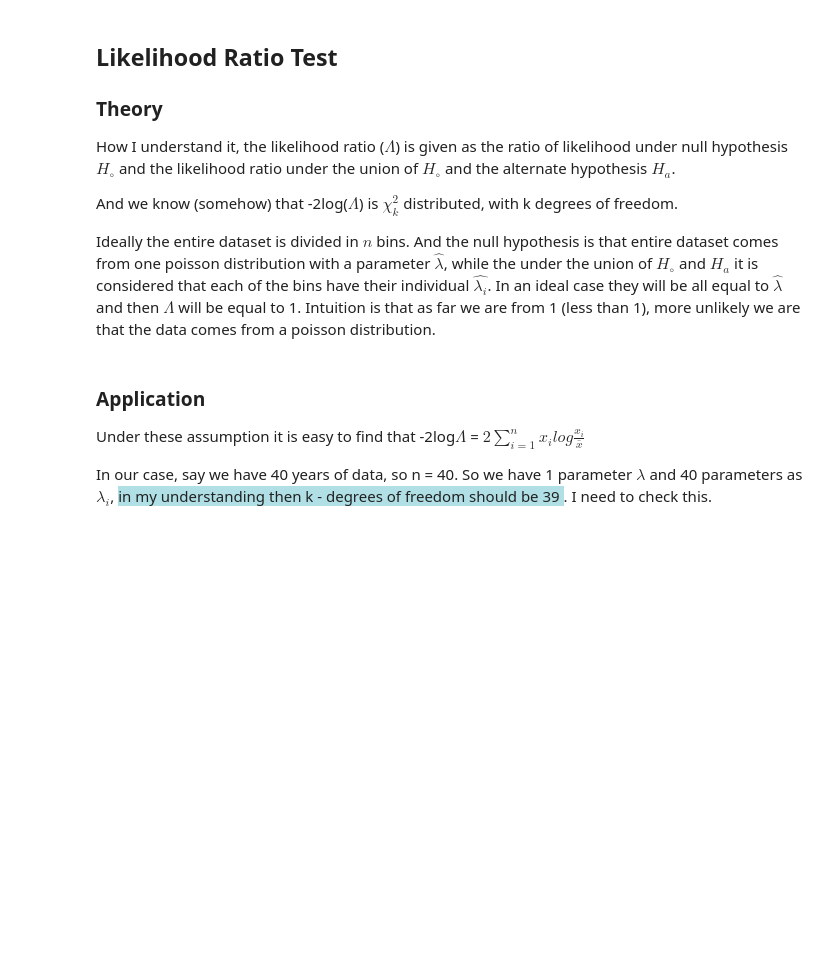
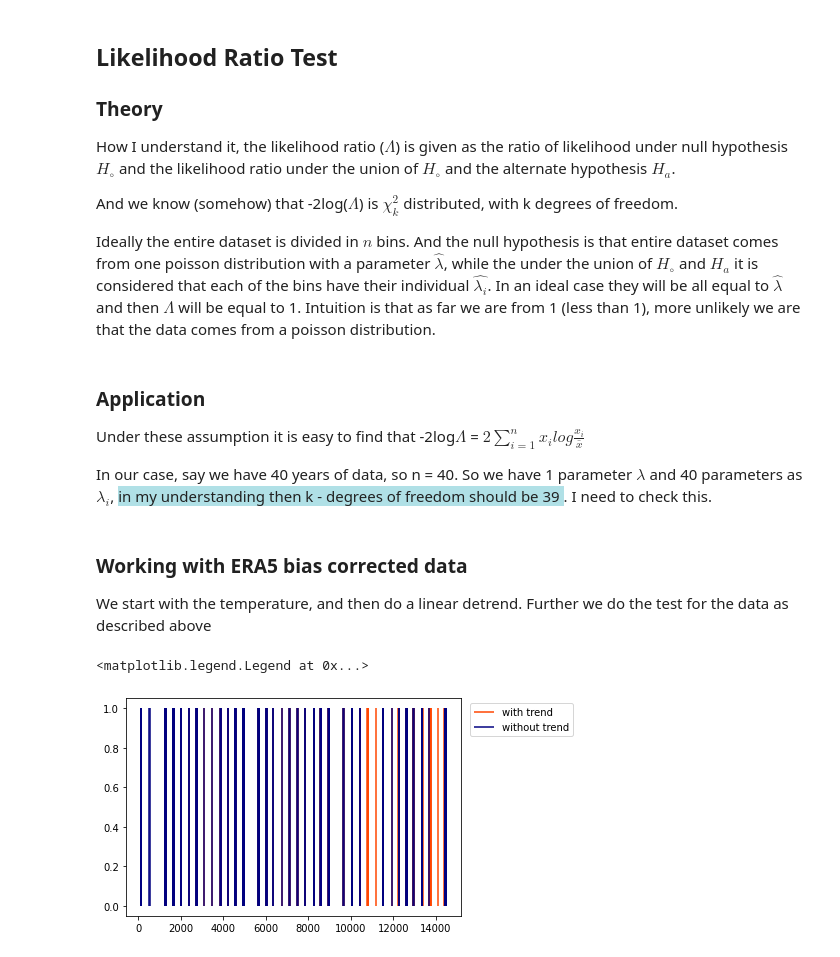
Before and after one commit to melioristic/poisson-test, a Jupyter notebook: Poisson-test.ipynb, the cells around one changed output. Cells and saved outputs as stored; diff of their text form; code cells hidden in the pictures; blank space fills up the shorter version.

```diff
--- a/Poisson-test.ipynb
+++ b/Poisson-test.ipynb
@@ -30,3 +30,65 @@ Ideally the entire dataset is divided in $n$ bins. And the null hypothesis is th
 Under these assumption it is easy to find that -2log$\Lambda$ = $2\sum_{i=1}^{n}x_ilog\frac{x_i}{\bar{x}}$
 
 In our case, say we have 40 years of data, so n = 40. So we have 1 parameter $\lambda$ and 40 parameters as $\lambda_i$, <span style="background-color:powderblue;"> in my understanding then k - degrees of freedom should be 39 </span>. I need to check this.
+# %% [markdown]
+### Working with ERA5 bias corrected data
+
+We start with the temperature, and then do a linear detrend. Further we do the test for the data as described above
+# %%
+from netCDF4 import Dataset
+from datetime import datetime, timedelta
+from scipy import signal
+import matplotlib.pylab as plt
+
+var = 'Rainf'
+fpath_data = '/Users/anand/Documents/data/bias-corrected-reanalysis/'+var+'_WFDE5_CRU_dly_v1.0.nc'
+
+data = Dataset(fpath_data, 'r')
+
+def lat_lon_to_index(lat, lon):
+    lat_ind = (lat+90+0.5)/0.5
+    lon_ind = (lon+180+0.5)/0.5
+
+    return int(lat_ind), int(lon_ind)
+
+# Read the data for a particular location
+
+# # Leipzig
+
+# lat = 51.33
+# lon = 12.37
+
+
+# Zurich
+
+lat = 47.37
+lon = 8.54
+
+
+# # New Delhi
+
+# lat = 28.61
+# lon = 77.20
+
+# # Cannberra
+# lat = -35.28
+# lon = 149.130
+
+lat_ind, lon_ind = lat_lon_to_index(lat, lon)
+
+Tair = data[var][:,lat_ind,lon_ind]
+
+# First detrend the temperature
+
+Tair_trend = signal.detrend(Tair, type = 'constant')
+Tair_no_trend = signal.detrend(Tair, type = 'linear')
+
+fig, ax = plt.subplots(1,1)
+
+ax.vlines(trend_ind, ymin = 0, ymax = 1, color = 'orangered', label = 'with trend' )
+ax.vlines(no_trend_ind, ymin = 0, ymax = 1, color = 'navy', label = 'without trend')
+
+plt.legend(bbox_to_anchor=(1.35, 1))
+# %% [output]
+<matplotlib.legend.Legend at 0x...>
+[figure, added]
```
Also changed, not shown: parts of 6 cells of this notebook.
